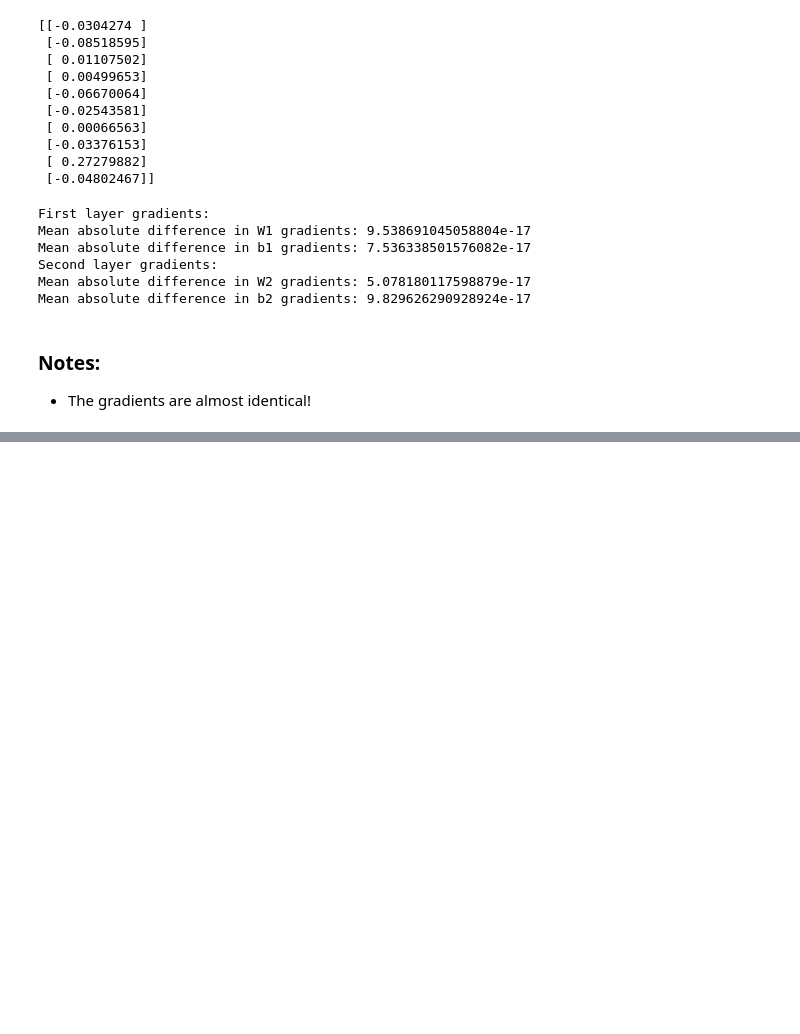
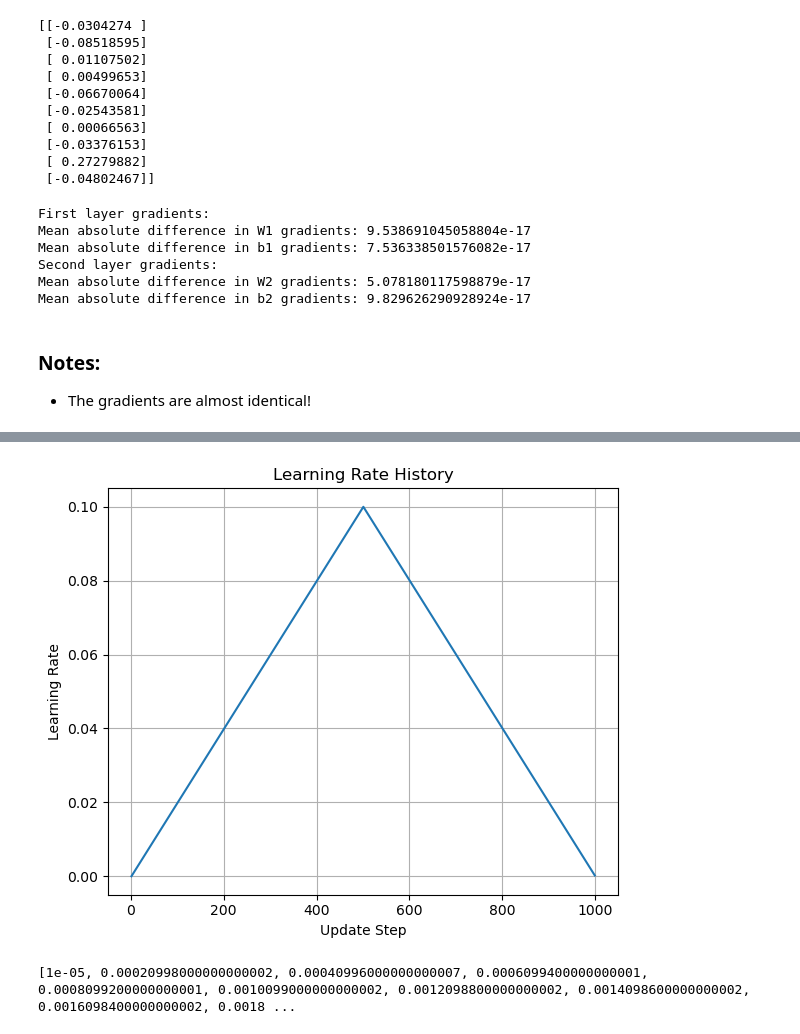
Before and after one commit to kahoujo1/DD2424-assignments, a Jupyter notebook: assignment2/src/ntb.ipynb, the cells around one changed output, grey strips where cells are left out. Drawn from its saved outputs; the diff is of its cells as text; code cells hidden in the pictures; blank space fills up the shorter version.

```diff
--- a/assignment2/src/ntb.ipynb
+++ b/assignment2/src/ntb.ipynb
@@ -90,0 +165,8 @@ Mean absolute difference in b2 gradients: 9.829626290928924e-17
+# %%
+optimizer.plot_learning_rate_history()
+# %% [output]
+[figure, added]
+# %%
+print(optimizer.lr_history)
+# %% [output]
+[1e-05, 0.00020998000000000002, 0.00040996000000000007, 0.0006099400000000001, 0.0008099200000000001, 0.0010099000000000002, 0.0012098800000000002, 0.0014098600000000002, 0.0016098400000000002, 0.0018 ...
```
Also changed, not shown: parts of 15 cells of this notebook, 1 other file.
